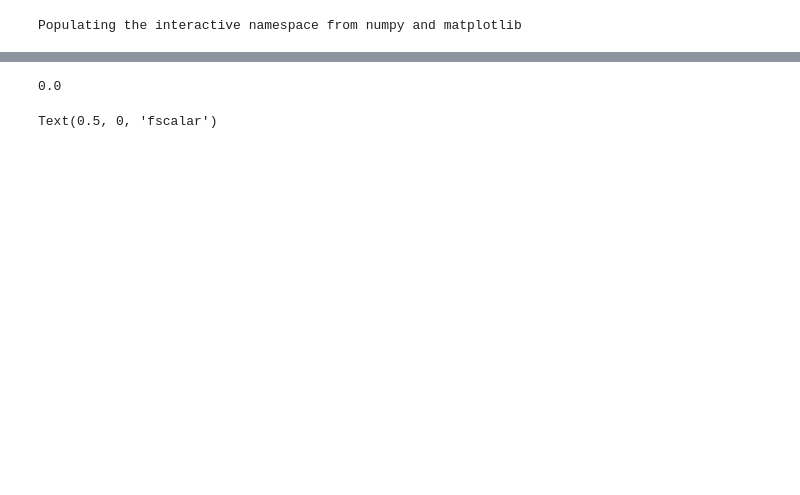
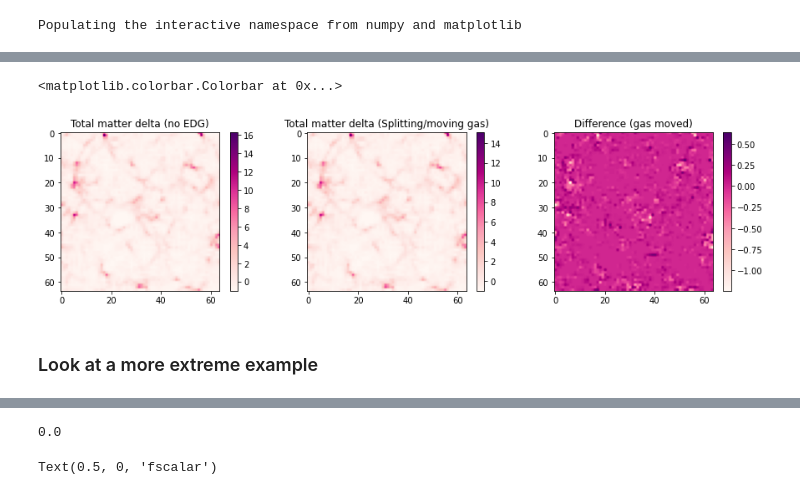
Before and after one commit to DifferentiableUniverseInitiative/Baryonator, a Jupyter notebook: notebooks/JaxPM_to_HPM.ipynb, the cells around one changed output, grey strips where cells are left out. Drawn from its saved outputs; the diff is of its cells as text; code cells hidden in the pictures; blank space fills up the shorter version.

```diff
--- a/notebooks/JaxPM_to_HPM.ipynb
+++ b/notebooks/JaxPM_to_HPM.ipynb
@@ -96,0 +201,25 @@ print(1./a_center[XX]-1)
+# %%
+# Let's look at the result
+# On the DMO side, we only grab the dark matter
+total_particles_egd = cic_paint(egd_rho_dm,
+                            egd_pos_gas + egd_correction(total_delta_dmo, egd_pos_gas, params_camels_optimized))
+total_mass_egd = total_particles_egd * Mpart
+total_delta_egd = total_mass_egd/total_mass_egd.mean() - 1
+# %%
+# First lets make a plot
+figure(figsize=[15,3.5])
+subplot(131)
+imshow(total_delta_dmo[:,:,100], cmap='RdPu')
+title('Total matter delta (no EDG)')
+colorbar()
+subplot(132)
+imshow(total_delta_egd[:,:,100], cmap='RdPu')
+title('Total matter delta (Splitting/moving gas)')
+colorbar()
+subplot(133)
+imshow(total_delta_egd[:,:,100] - total_delta_dmo[:,:,100], cmap='RdPu')
+title('Difference (gas moved)')
+colorbar()
+# %% [output]
+<matplotlib.colorbar.Colorbar at 0x...>
+[figure, added]
@@ -96,0 +238,2 @@ print(1./a_center[XX]-1)
+# %% [markdown]
+### Look at a more extreme example
```
Also changed, not shown: parts of 42 cells of this notebook, 1 other file.
